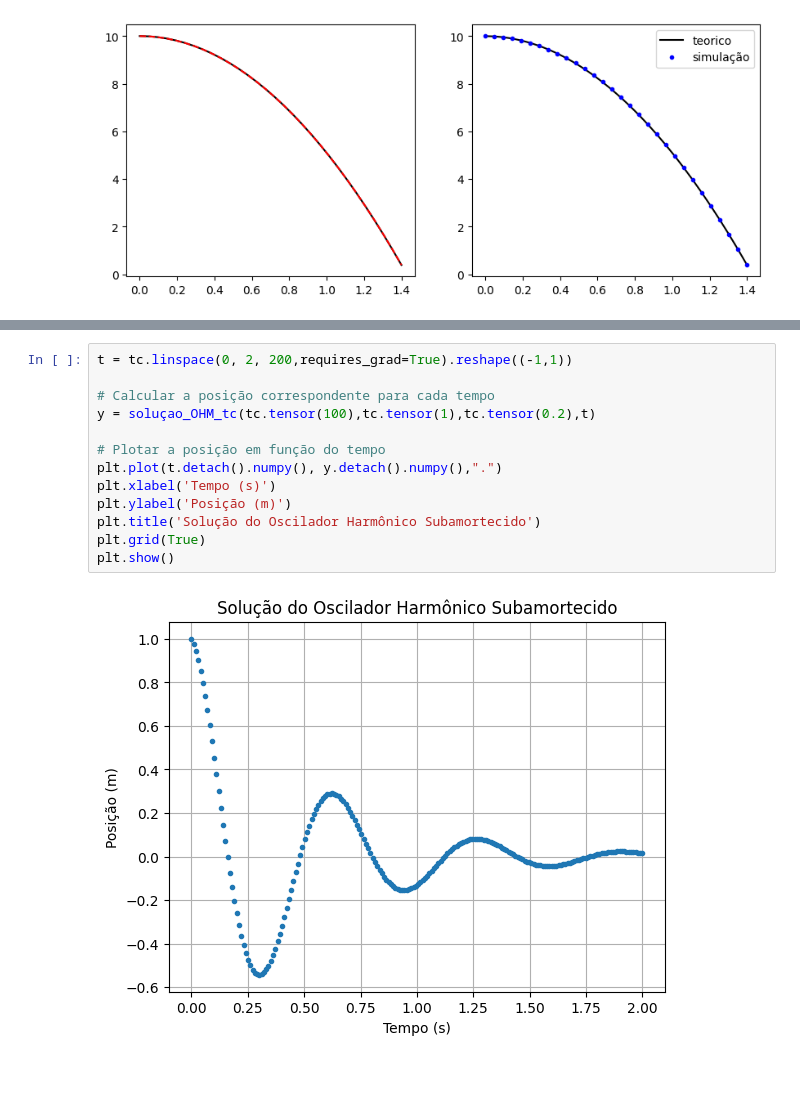
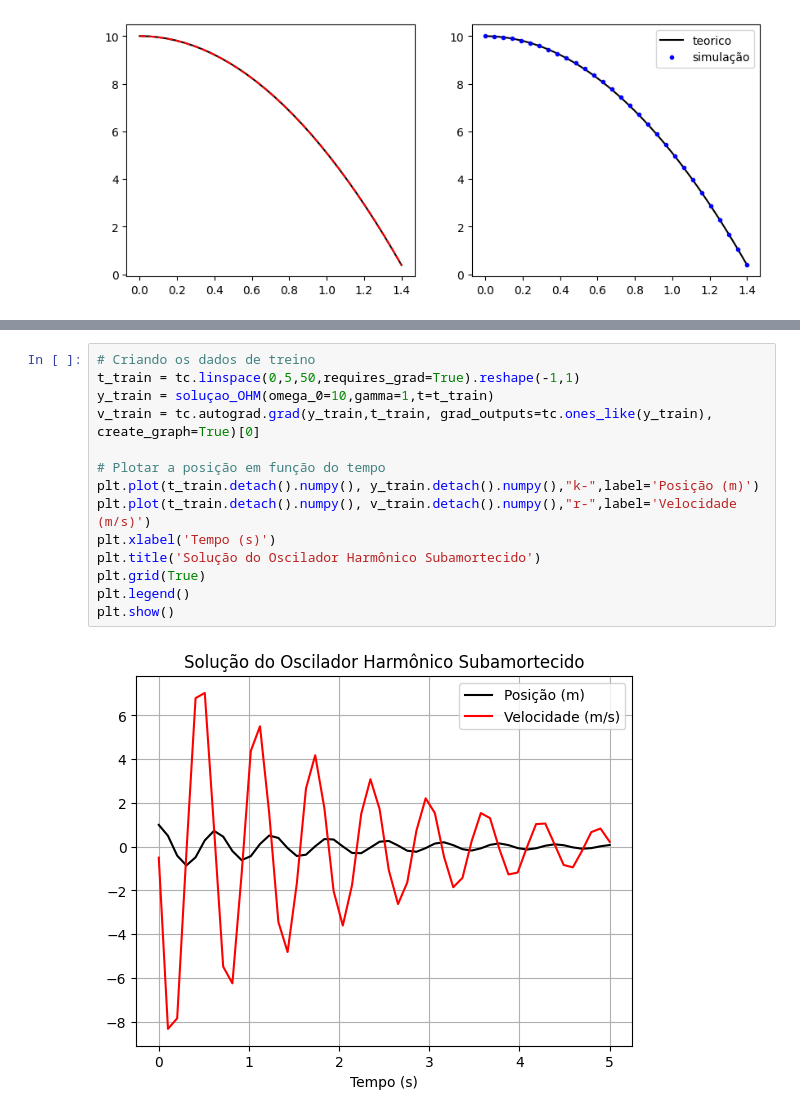
Before and after one commit to GubioGL/MachineLearning, a Jupyter notebook: # ML-apply-in-Physics/MLinregression.ipynb, the cells around one changed output, grey strips where cells are left out. Drawn from its saved outputs; the diff is of its cells as text; blank space fills up the shorter version.

```diff
--- a/# ML-apply-in-Physics/MLinregression.ipynb
+++ b/# ML-apply-in-Physics/MLinregression.ipynb
@@ -817,15 +786,16 @@ def soluçao_OHM_tc(k,m,zeta,t):
 # %%
-t = tc.linspace(0, 2, 200,requires_grad=True).reshape((-1,1))
-
-# Calcular a posição correspondente para cada tempo
-y = soluçao_OHM_tc(tc.tensor(100),tc.tensor(1),tc.tensor(0.2),t)
+# Criando os dados de treino
+t_train = tc.linspace(0,5,50,requires_grad=True).reshape(-1,1)
+y_train = soluçao_OHM(omega_0=10,gamma=1,t=t_train)
+v_train = tc.autograd.grad(y_train,t_train, grad_outputs=tc.ones_like(y_train), create_graph=True)[0]
 
 # Plotar a posição em função do tempo
-plt.plot(t.detach().numpy(), y.detach().numpy(),".")
+plt.plot(t_train.detach().numpy(), y_train.detach().numpy(),"k-",label='Posição (m)')
+plt.plot(t_train.detach().numpy(), v_train.detach().numpy(),"r-",label='Velocidade (m/s)')
 plt.xlabel('Tempo (s)')
-plt.ylabel('Posição (m)')
 plt.title('Solução do Oscilador Harmônico Subamortecido')
 plt.grid(True)
+plt.legend()
 plt.show()
 # %% [output]
-[figure, old version]
+[figure, new version]
```
Also changed, not shown: parts of 8 cells of this notebook.
